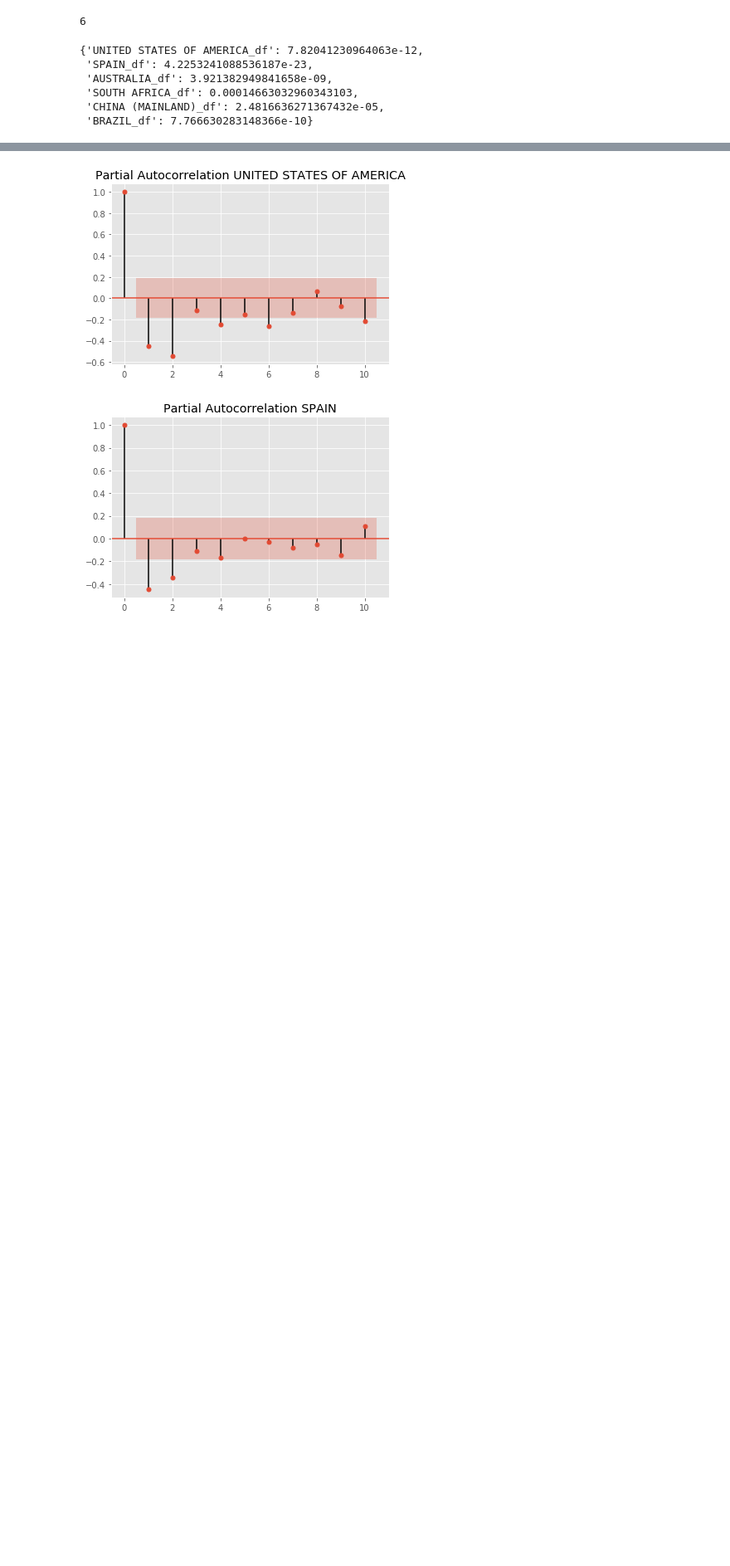
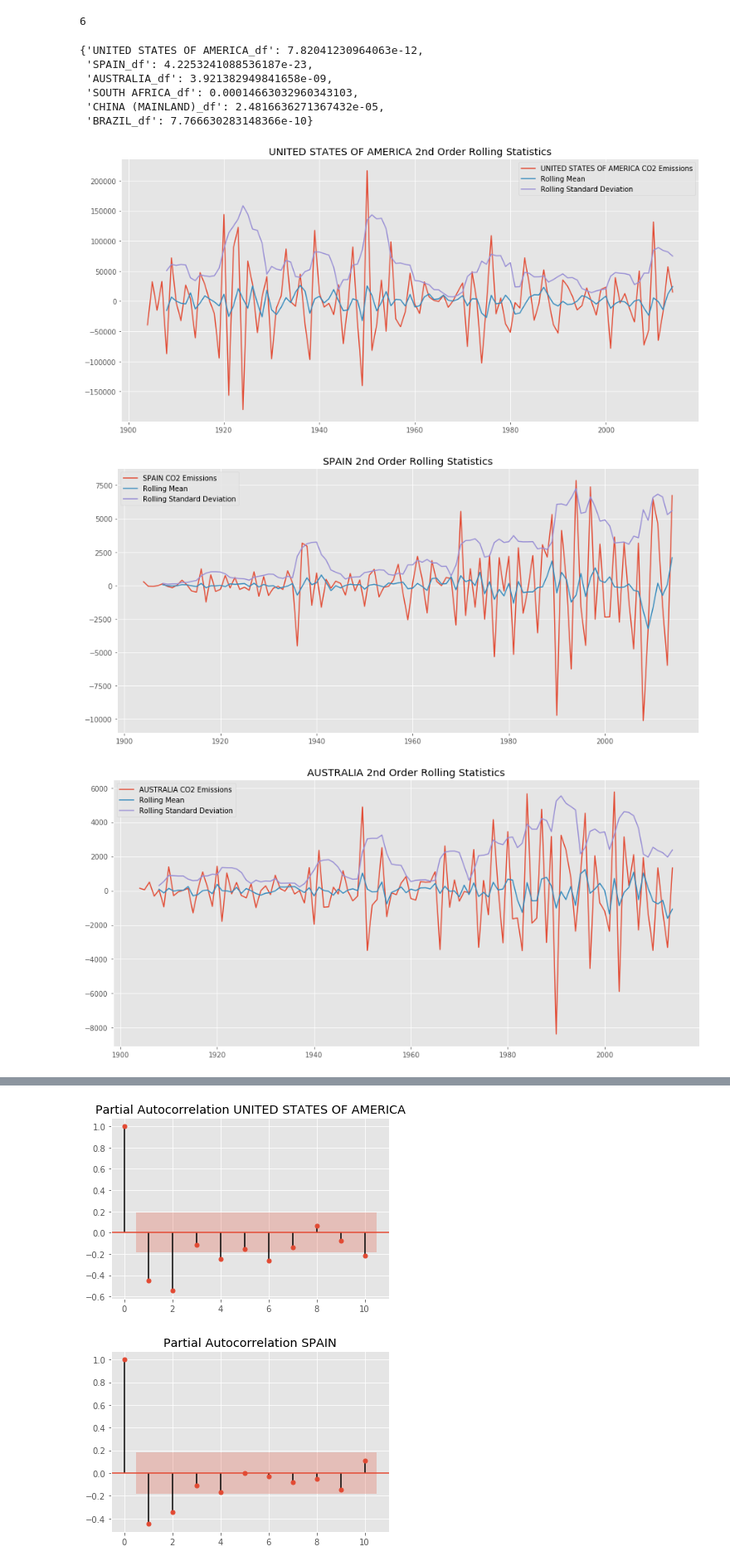
Before and after one commit to BenGeissel/Country-CO2-Emission-Time-Series-Analysis-Mod4Project, a Jupyter notebook: Mod4Project_workfile_Ben_v2.ipynb, the cells around one changed output, grey strips where cells are left out. Shown at 83% size. Drawn from its saved outputs; the diff is of its cells as text; code cells hidden in the pictures; blank space fills up the shorter version.

```diff
--- a/Mod4Project_workfile_Ben_v2.ipynb
+++ b/Mod4Project_workfile_Ben_v2.ipynb
@@ -169,3 +200,20 @@ dftest_pvalue_dict
  'SOUTH AFRICA_df': 0.00014663032960343103,
  'CHINA (MAINLAND)_df': 2.4816636271367432e-05,
  'BRAZIL_df': 7.766630283148366e-10}
+# %%
+# Assess Trends with Rolling Statistics
+for key in diff2_country_df_dict.keys():
+    ts = diff2_country_df_dict[key]
+    rolmean = ts.rolling(window = 5, center = False).mean()
+    rolstd = ts.rolling(window = 5, center = False).std()
+    fig, ax = plt.subplots(figsize = (15,7))
+    ax.plot(ts, label = f'{key[:-3]} CO2 Emissions')
+    ax.plot(rolmean, label = 'Rolling Mean')
+    ax.plot(rolstd, label = 'Rolling Standard Deviation')
+    plt.legend()
+    plt.title(f'{key[:-3]} 2nd Order Rolling Statistics')
+    plt.show()
+# %% [output]
+[figure, added]
+[figure, added]
+[figure, added]
```
Also changed, not shown: parts of 9 cells of this notebook.
